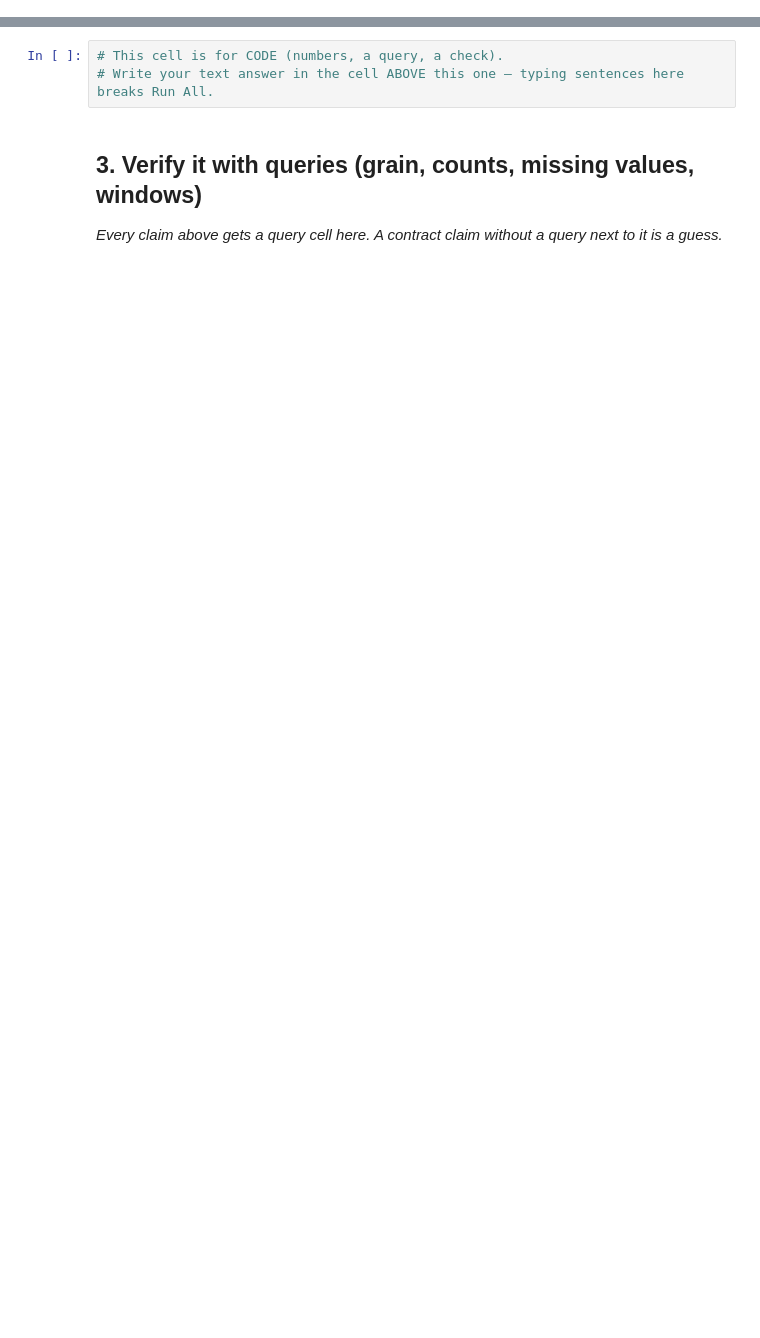
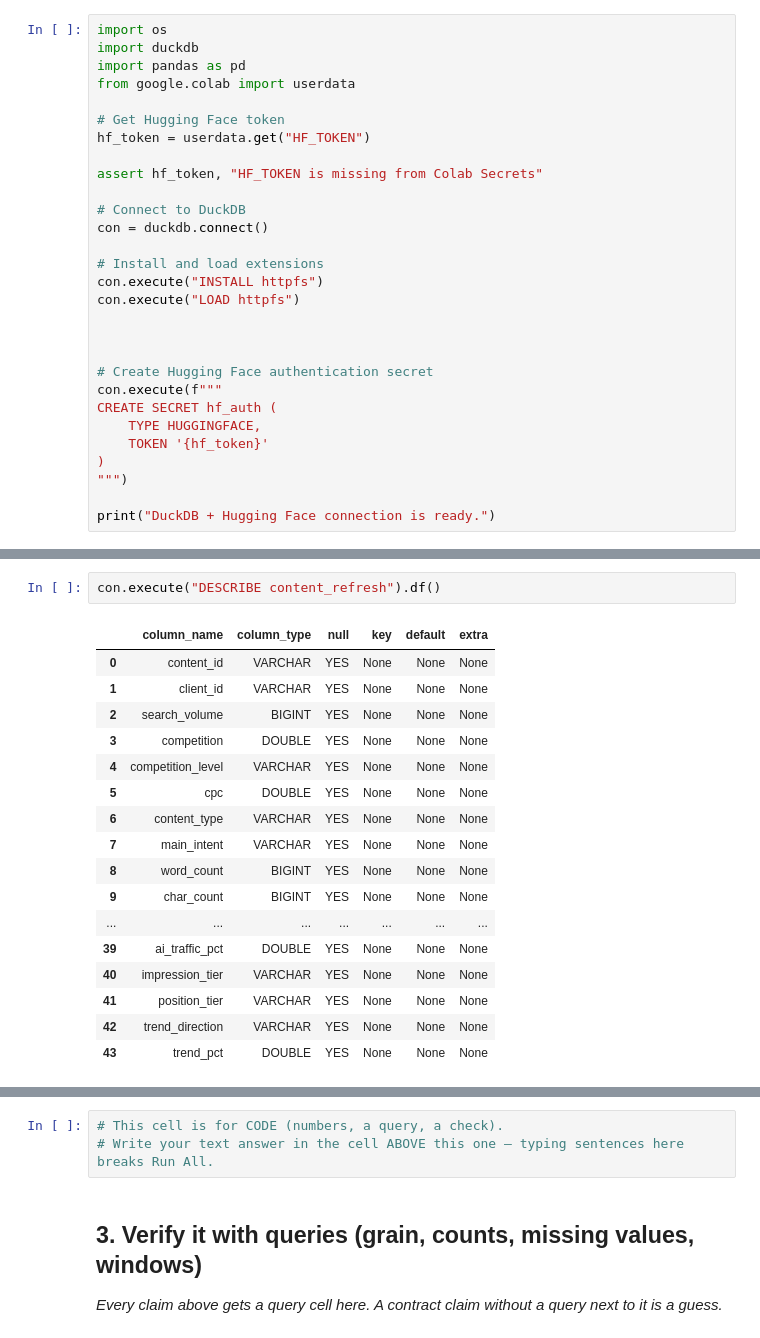
Before and after one commit to Moataz-Elzuhery/flyrank-ml-internship, a Jupyter notebook: work/notebooks/w03_data_contract.ipynb, the cells around one changed output, grey strips where cells are left out. Cells and saved outputs as stored; diff of their text form; blank space fills up the shorter version.

```diff
--- a/work/notebooks/w03_data_contract.ipynb
+++ b/work/notebooks/w03_data_contract.ipynb
@@ -19,0 +39,29 @@ This skeleton is yours to fill. Work the sections **in order** — each one has
+# %%
+import os
+import duckdb
+import pandas as pd
+from google.colab import userdata
+
+# Get Hugging Face token
+hf_token = userdata.get("HF_TOKEN")
+
+assert hf_token, "HF_TOKEN is missing from Colab Secrets"
+
+# Connect to DuckDB
+con = duckdb.connect()
+
+# Install and load extensions
+con.execute("INSTALL httpfs")
+con.execute("LOAD httpfs")
+
+
+
+# Create Hugging Face authentication secret
+con.execute(f"""
+CREATE SECRET hf_auth (
+    TYPE HUGGINGFACE,
+    TOKEN '{hf_token}'
+)
+""")
+
+print("DuckDB + Hugging Face connection is ready.")
@@ -19,0 +211,20 @@ This skeleton is yours to fill. Work the sections **in order** — each one has
+# %%
+con.execute("DESCRIBE content_refresh").df()
+# %% [output]
+|  | column_name | column_type | null | key | default | extra |
+| 0 | content_id | VARCHAR | YES | None | None | None |
+| 1 | client_id | VARCHAR | YES | None | None | None |
+| 2 | search_volume | BIGINT | YES | None | None | None |
+| 3 | competition | DOUBLE | YES | None | None | None |
+| 4 | competition_level | VARCHAR | YES | None | None | None |
+| 5 | cpc | DOUBLE | YES | None | None | None |
+| 6 | content_type | VARCHAR | YES | None | None | None |
+| 7 | main_intent | VARCHAR | YES | None | None | None |
+| 8 | word_count | BIGINT | YES | None | None | None |
+| 9 | char_count | BIGINT | YES | None | None | None |
+| ... | ... | ... | ... | ... | ... | ... |
+| 39 | ai_traffic_pct | DOUBLE | YES | None | None | None |
+| 40 | impression_tier | VARCHAR | YES | None | None | None |
+| 41 | position_tier | VARCHAR | YES | None | None | None |
+| 42 | trend_direction | VARCHAR | YES | None | None | None |
+| 43 | trend_pct | DOUBLE | YES | None | None | None |
```
Also changed, not shown: parts of 20 cells of this notebook.
